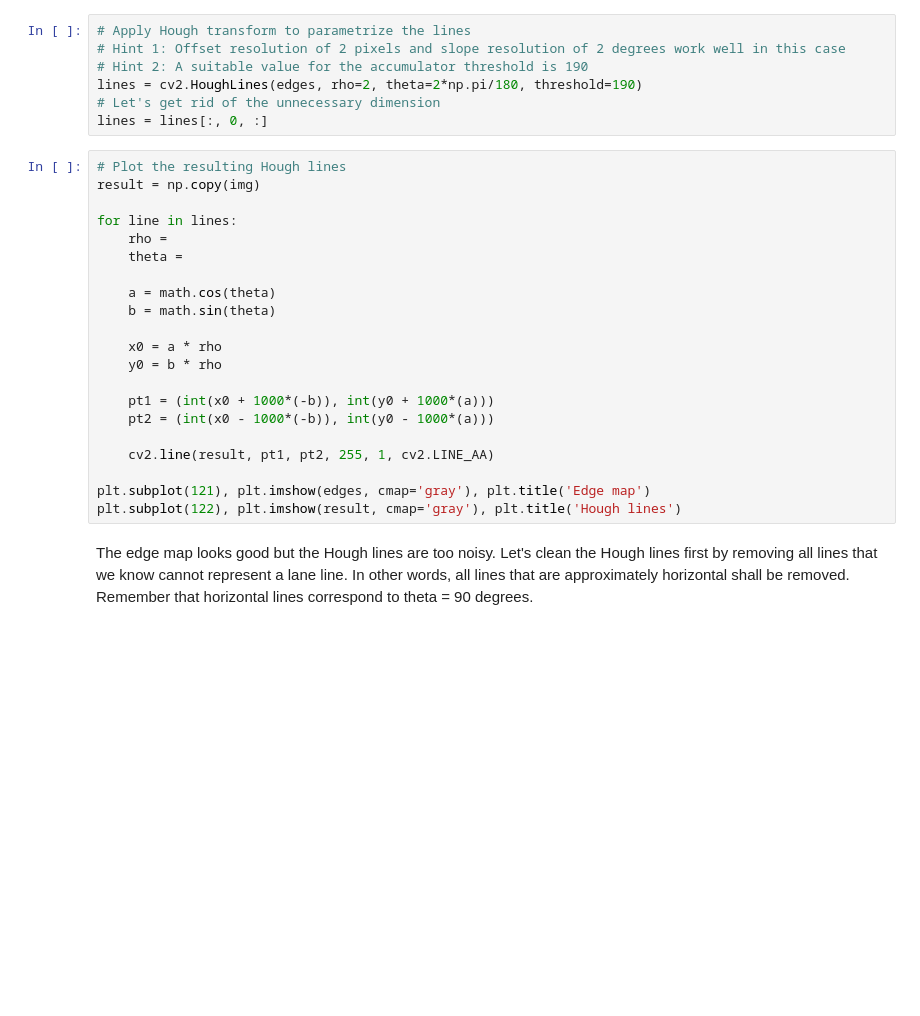
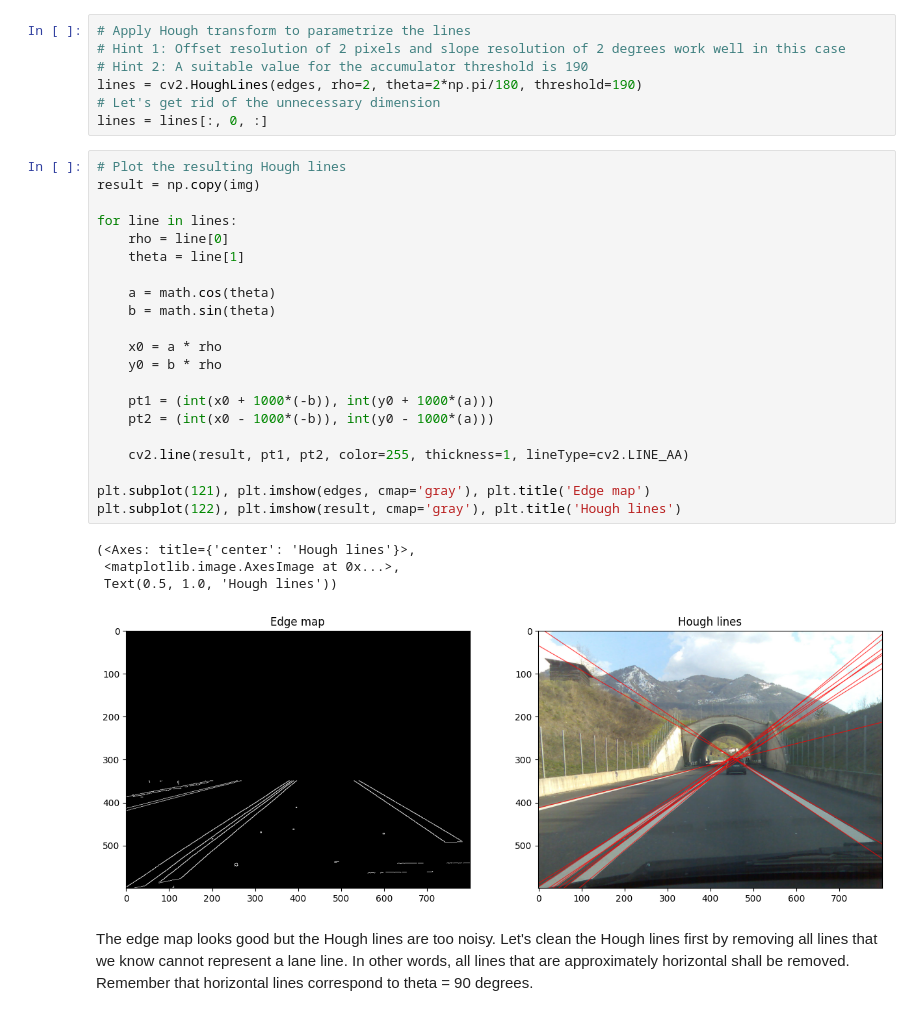
Before and after one commit to Turkevich91/robot_dreams, a Jupyter notebook: lesson_4/homework/Homework.ipynb, the cells around one changed output. Cells and saved outputs as stored; diff of their text form; blank space fills up the shorter version.

```diff
--- a/lesson_4/homework/Homework.ipynb
+++ b/lesson_4/homework/Homework.ipynb
@@ -56,24 +56,29 @@ lines = lines[:, 0, :]
 # %%
 # Plot the resulting Hough lines
 result = np.copy(img)
 
 for line in lines:
-    rho =
-    theta =
+    rho = line[0]
+    theta = line[1]
 
     a = math.cos(theta)
     b = math.sin(theta)
 
     x0 = a * rho
     y0 = b * rho
 
     pt1 = (int(x0 + 1000*(-b)), int(y0 + 1000*(a)))
     pt2 = (int(x0 - 1000*(-b)), int(y0 - 1000*(a)))
 
-    cv2.line(result, pt1, pt2, 255, 1, cv2.LINE_AA)
+    cv2.line(result, pt1, pt2, color=255, thickness=1, lineType=cv2.LINE_AA)
 
 plt.subplot(121), plt.imshow(edges, cmap='gray'), plt.title('Edge map')
 plt.subplot(122), plt.imshow(result, cmap='gray'), plt.title('Hough lines')
+# %% [output]
+(<Axes: title={'center': 'Hough lines'}>,
+ <matplotlib.image.AxesImage at 0x...>,
+ Text(0.5, 1.0, 'Hough lines'))
+[figure, added]
 # %% [markdown]
 The edge map looks good but the Hough lines are too noisy. Let's clean the Hough lines first by removing all lines that we know cannot represent a lane line. In other words, all lines that are approximately horizontal shall be removed. Remember that horizontal lines correspond to theta = 90 degrees.
 # %%
```
